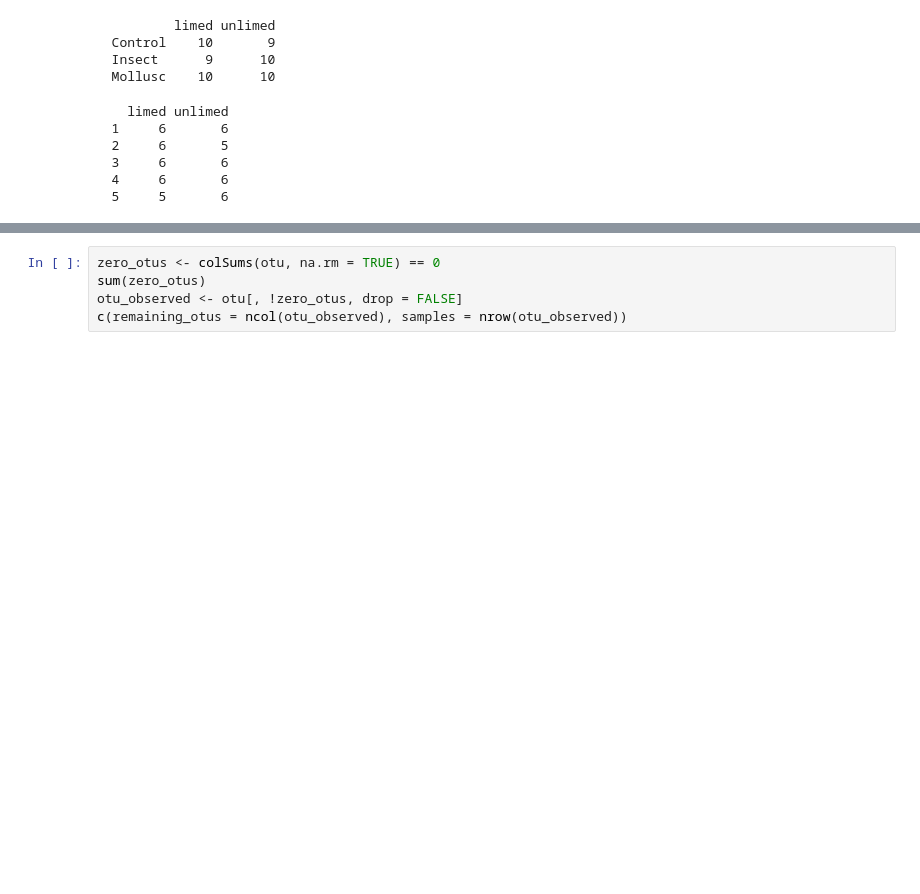
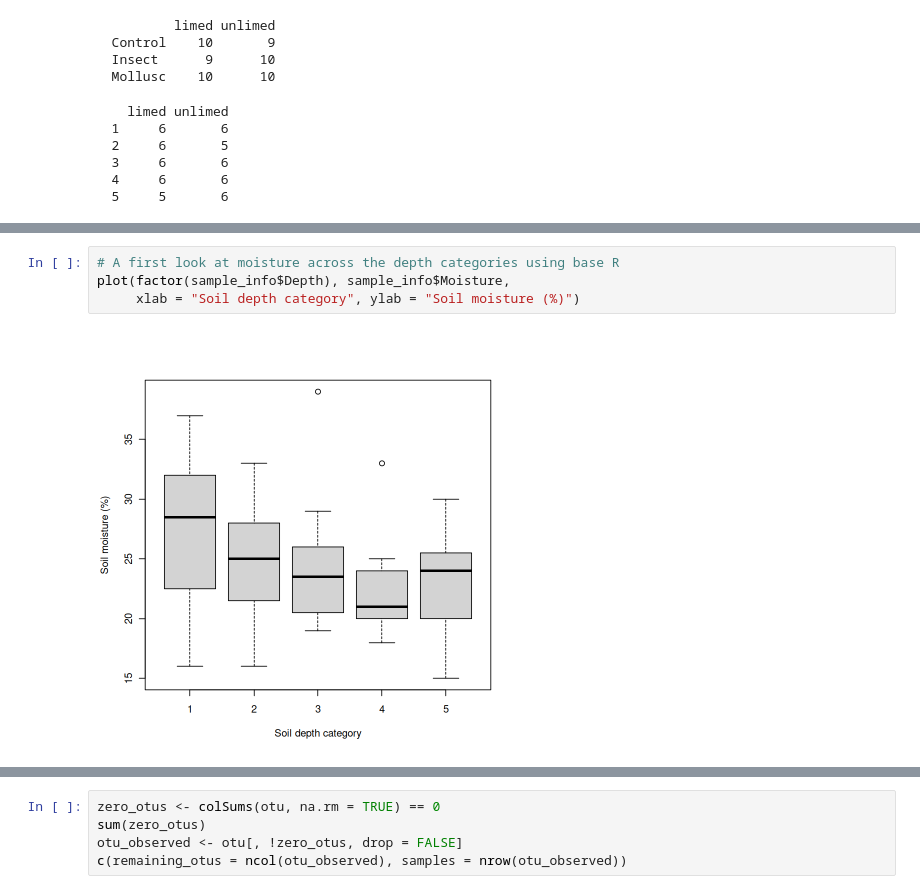
Before and after one commit to MulQuaBio/MQB, a Jupyter notebook: content/notebooks/microbiome-analysis.ipynb, the cells around one changed output, grey strips where cells are left out. Saved outputs shown, nothing was run; the diff lists cells and outputs as text; blank space fills up the shorter version.

```diff
--- a/content/notebooks/microbiome-analysis.ipynb
+++ b/content/notebooks/microbiome-analysis.ipynb
@@ -134,0 +174,6 @@ A data.frame: 6 × 6
+# %%
+# A first look at moisture across the depth categories using base R
+plot(factor(sample_info$Depth), sample_info$Moisture,
+     xlab = "Soil depth category", ylab = "Soil moisture (%)")
+# %% [output]
+[figure, added]
```
Also changed, not shown: parts of 44 cells of this notebook, 1 other file.
